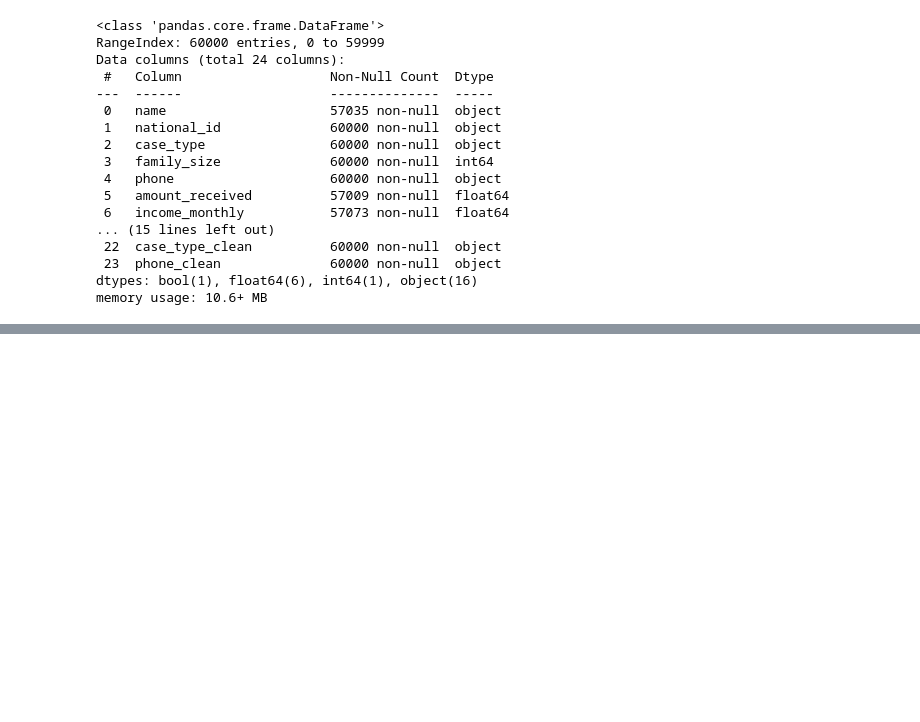
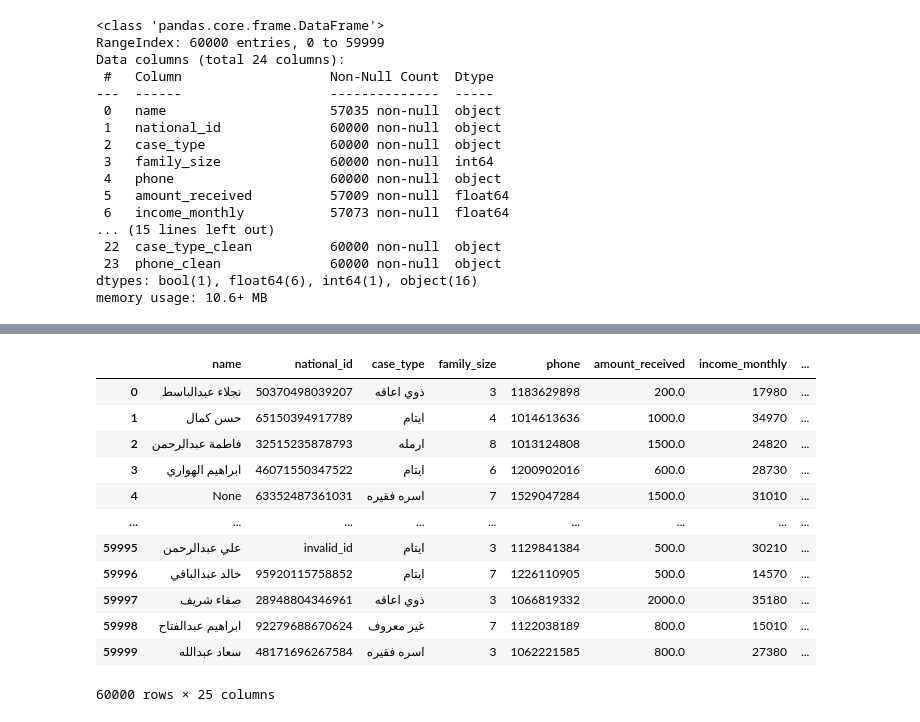
Before and after one commit to HazemmoAlsady/AWN_Graduation_Project, a Jupyter notebook: AWNN2.ipynb, the cells around one changed output, grey strips where cells are left out. Saved outputs shown, nothing was run; the diff lists cells and outputs as text; code cells hidden in the pictures; blank space fills up the shorter version.

```diff
--- a/AWNN2.ipynb
+++ b/AWNN2.ipynb
@@ -584,0 +776,28 @@ memory usage: 10.6+ MB
+# %%
+# ----- 1) Ensure the column is string -----
+df["monthly_expenses"] = df["monthly_expenses"].astype(str)
+
+# ----- 2) Remove all non-digit characters -----
+df["monthly_expenses"] = (
+    df["monthly_expenses"]
+    .str.replace(r"[^\d]", "", regex=True)   # keep digits ONLY
+)
+
+# ----- 3) Replace empty strings with NaN -----
+df["monthly_expenses"].replace("", pd.NA, inplace=True)
+
+# ----- 4) Convert to numeric -----
+df["monthly_expenses"] = pd.to_numeric(df["monthly_expenses"], errors="coerce")
+
+# ----- 5) Remove negative values -----
+df.loc[df["monthly_expenses"] < 0, "monthly_expenses"] = pd.NA
+
+# ----- 6) Remove unrealistic large values -----
+df.loc[df["monthly_expenses"] > 100000, "monthly_expenses"] = pd.NA
+
+# ----- 7) Fill missing values with median -----
+median_expenses = df["monthly_expenses"].median()
+df["monthly_expenses"].fillna(median_expenses, inplace=True)
+
+# ----- 8) Convert to integer -----
+df["monthly_expenses"] = df["monthly_expenses"].astype(int)
@@ -584,0 +896,16 @@ memory usage: 10.6+ MB
+# %%
+df
+# %% [output]
+|  | name | national_id | case_type | family_size | phone | amount_received | income_monthly | ... |
+| 0 | نجلاء عبدالباسط | 50370498039207 | ذوي اعاقه | 3 | 1183629898 | 200.0 | 17980 | ... |
+| 1 | حسن كمال | 65150394917789 | ايتام | 4 | 1014613636 | 1000.0 | 34970 | ... |
+| 2 | فاطمة عبدالرحمن | 32515235878793 | ارمله | 8 | 1013124808 | 1500.0 | 24820 | ... |
+| 3 | ابراهيم الهواري | 46071550347522 | ايتام | 6 | 1200902016 | 600.0 | 28730 | ... |
+| 4 | None | 63352487361031 | اسره فقيره | 7 | 1529047284 | 1500.0 | 31010 | ... |
+| ... | ... | ... | ... | ... | ... | ... | ... | ... |
+| 59995 | علي عبدالرحمن | invalid_id | ايتام | 3 | 1129841384 | 500.0 | 30210 | ... |
+| 59996 | خالد عبدالباقي | 95920115758852 | ايتام | 7 | 1226110905 | 500.0 | 14570 | ... |
+| 59997 | صفاء شريف | 28948804346961 | ذوي اعاقه | 3 | 1066819332 | 2000.0 | 35180 | ... |
+| 59998 | ابراهيم عبدالفتاح | 92279688670624 | غير معروف | 7 | 1122038189 | 800.0 | 15010 | ... |
+| 59999 | سعاد عبدالله | 48171696267584 | اسره فقيره | 3 | 1062221585 | 800.0 | 27380 | ... |
+60000 rows × 25 columns
```
Also changed, not shown: parts of 9 cells of this notebook.
